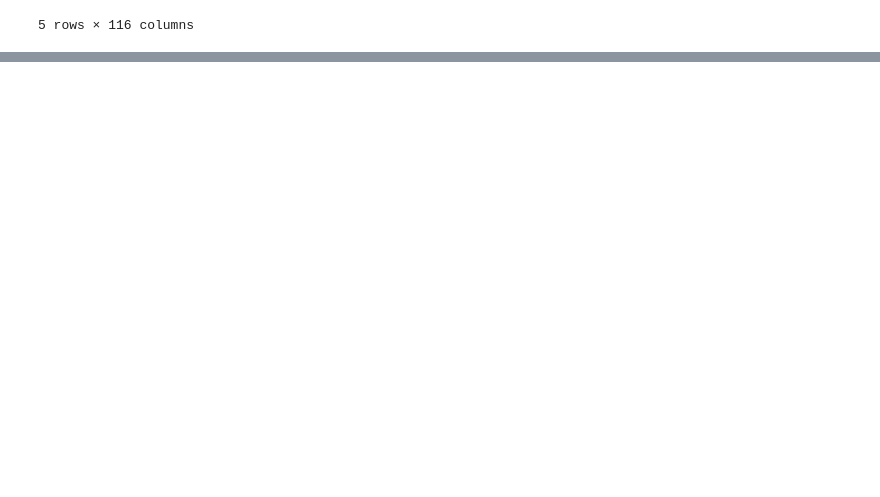
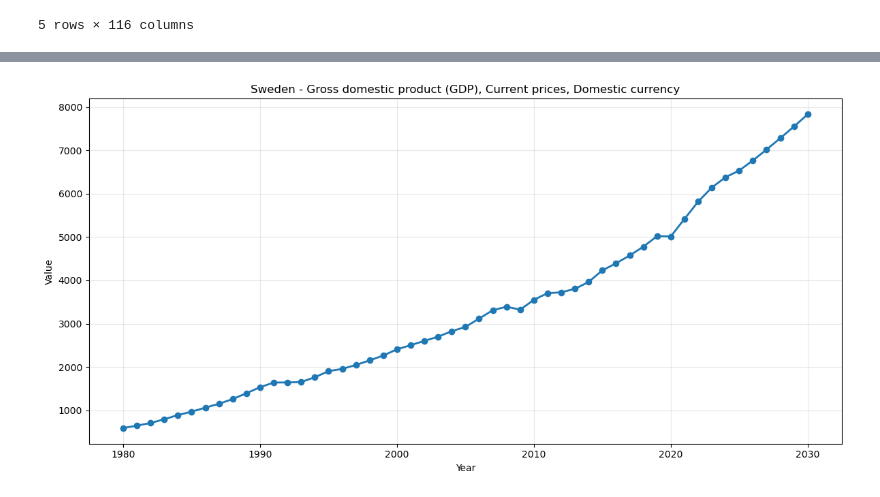
Before and after one commit to MDYCK12/Well-Being-Economics-, a Jupyter notebook: Notebooks/Artur.ipynb, the cells around one changed output, grey strips where cells are left out. Saved outputs shown, nothing was run; the diff lists cells and outputs as text; code cells hidden in the pictures; blank space fills up the shorter version.

```diff
--- a/Notebooks/Artur.ipynb
+++ b/Notebooks/Artur.ipynb
@@ -40,0 +154,25 @@ df.head()
+# %%
+# FUNCTION CRETAING PLOTS BASED ON COUNTRY AND TYPE OF INDICATOR
+
+def plot_series(df, country, indicator):
+    """Plot time series for a specific country and indicator."""
+    # Filter and prepare data
+    data = df[(df["INDICATOR"]==indicator) & (df["COUNTRY"]==country)]
+    years = [c for c in data.columns if str(c).isdigit() and len(str(c))==4]
+    melted = data.melt(id_vars=['COUNTRY', 'INDICATOR'], value_vars=years, var_name='YEAR', value_name='VALUE')
+    melted['YEAR'] = pd.to_numeric(melted['YEAR'])
+
+    # Plot
+    plt.figure(figsize=(12, 6))
+    plt.plot(melted.sort_values('YEAR')['YEAR'], melted.sort_values('YEAR')['VALUE'], marker='o', linewidth=2)
+    plt.title(f"{country} - {indicator}")
+    plt.xlabel('Year'); plt.ylabel('Value'); plt.grid(True, alpha=0.3)
+    plt.tight_layout()
+    plt.show()
+
+    return melted.sort_values('YEAR')
+# %%
+sweden_data = plot_series(df_filtered, "Sweden",
+                          "Gross domestic product (GDP), Current prices, Domestic currency")
+# %% [output]
+[figure, added]
```
Also changed, not shown: parts of 8 cells of this notebook.
